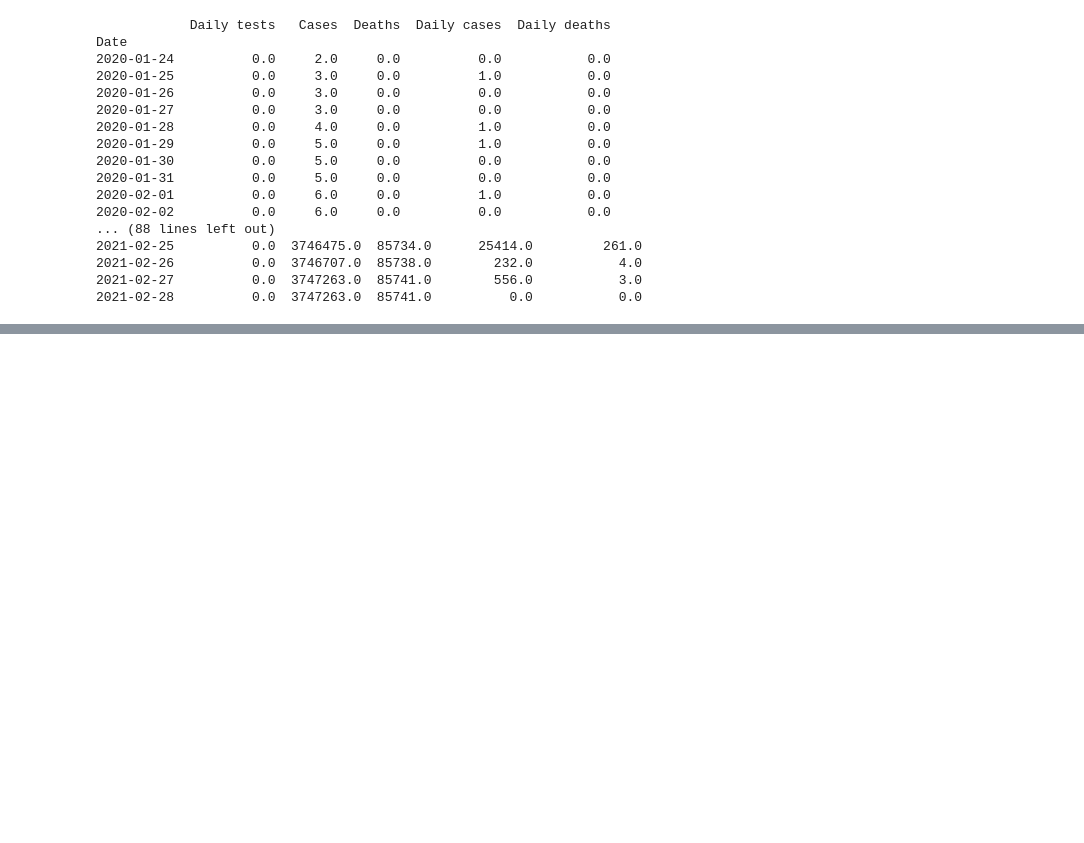
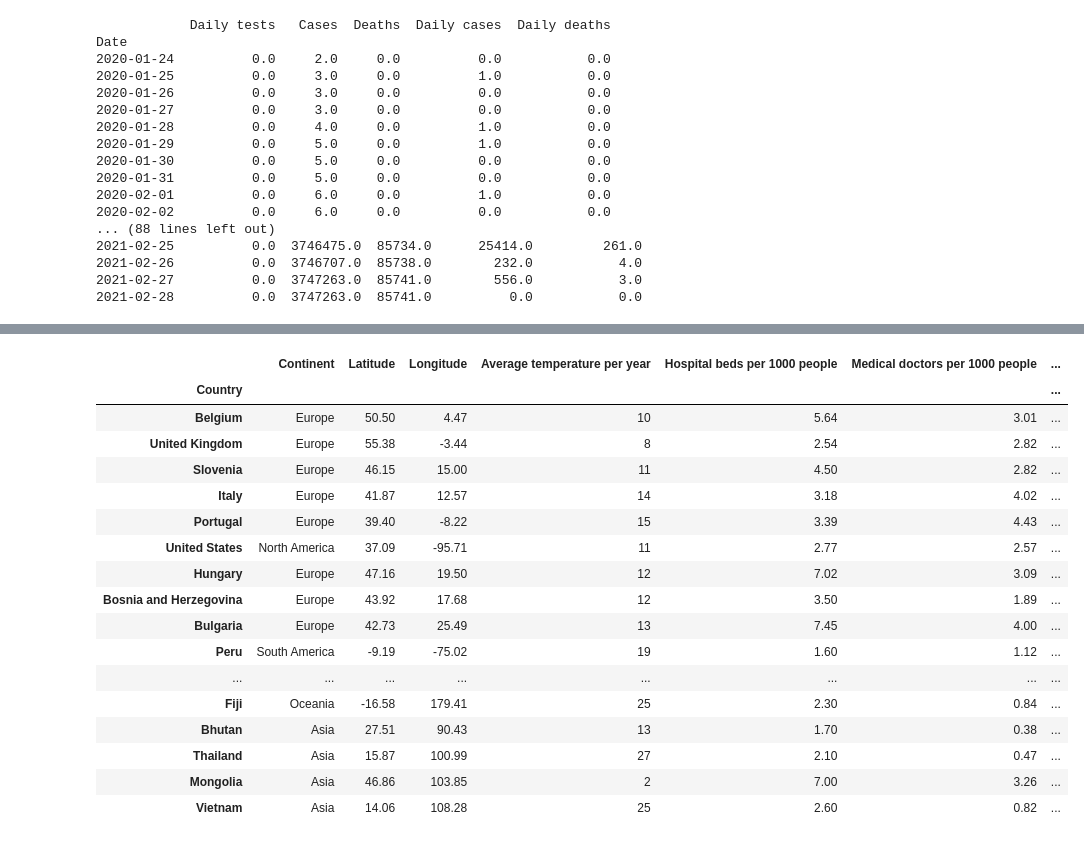
Before and after one commit to Andreas-Ts/Data-Mining-Project-Covid, a Jupyter notebook: Main.ipynb, the cells around one changed output, grey strips where cells are left out. Saved outputs shown, nothing was run; the diff lists cells and outputs as text; code cells hidden in the pictures; blank space fills up the shorter version.

```diff
--- a/Main.ipynb
+++ b/Main.ipynb
@@ -244,0 +303,32 @@ countries
+# %%
+total_cases=[]
+total_deaths=[]
+for dataframe in data_days_stats.values():
+    total_cases.append(dataframe.loc['2021-02-28','Cases'])
+    total_deaths.append(dataframe.loc['2021-02-28','Deaths'])
+countries_stats['Total cases']= total_cases
+countries_stats['Total deaths']= total_deaths
+# %%
+countries_stats['Total cases percentage']=countries_stats['Total cases']/countries_stats['Population']*100
+countries_stats['Total deaths percentage']=countries_stats['Total deaths']/countries_stats['Population']*100
+# %%
+countries_stats.sort_values(by='Total deaths percentage',ascending=False)
+# %% [output]
+|  | Continent | Latitude | Longitude | Average temperature per year | Hospital beds per 1000 people | Medical doctors per 1000 people | ... |
+| Country |  |  |  |  |  |  | ... |
+| Belgium | Europe | 50.50 | 4.47 | 10 | 5.64 | 3.01 | ... |
+| United Kingdom | Europe | 55.38 | -3.44 | 8 | 2.54 | 2.82 | ... |
+| Slovenia | Europe | 46.15 | 15.00 | 11 | 4.50 | 2.82 | ... |
+| Italy | Europe | 41.87 | 12.57 | 14 | 3.18 | 4.02 | ... |
+| Portugal | Europe | 39.40 | -8.22 | 15 | 3.39 | 4.43 | ... |
+| United States | North America | 37.09 | -95.71 | 11 | 2.77 | 2.57 | ... |
+| Hungary | Europe | 47.16 | 19.50 | 12 | 7.02 | 3.09 | ... |
+| Bosnia and Herzegovina | Europe | 43.92 | 17.68 | 12 | 3.50 | 1.89 | ... |
+| Bulgaria | Europe | 42.73 | 25.49 | 13 | 7.45 | 4.00 | ... |
+| Peru | South America | -9.19 | -75.02 | 19 | 1.60 | 1.12 | ... |
+| ... | ... | ... | ... | ... | ... | ... | ... |
+| Fiji | Oceania | -16.58 | 179.41 | 25 | 2.30 | 0.84 | ... |
+| Bhutan | Asia | 27.51 | 90.43 | 13 | 1.70 | 0.38 | ... |
+| Thailand | Asia | 15.87 | 100.99 | 27 | 2.10 | 0.47 | ... |
+| Mongolia | Asia | 46.86 | 103.85 | 2 | 7.00 | 3.26 | ... |
+| Vietnam | Asia | 14.06 | 108.28 | 25 | 2.60 | 0.82 | ... |
```
Also changed, not shown: parts of 10 cells of this notebook.
